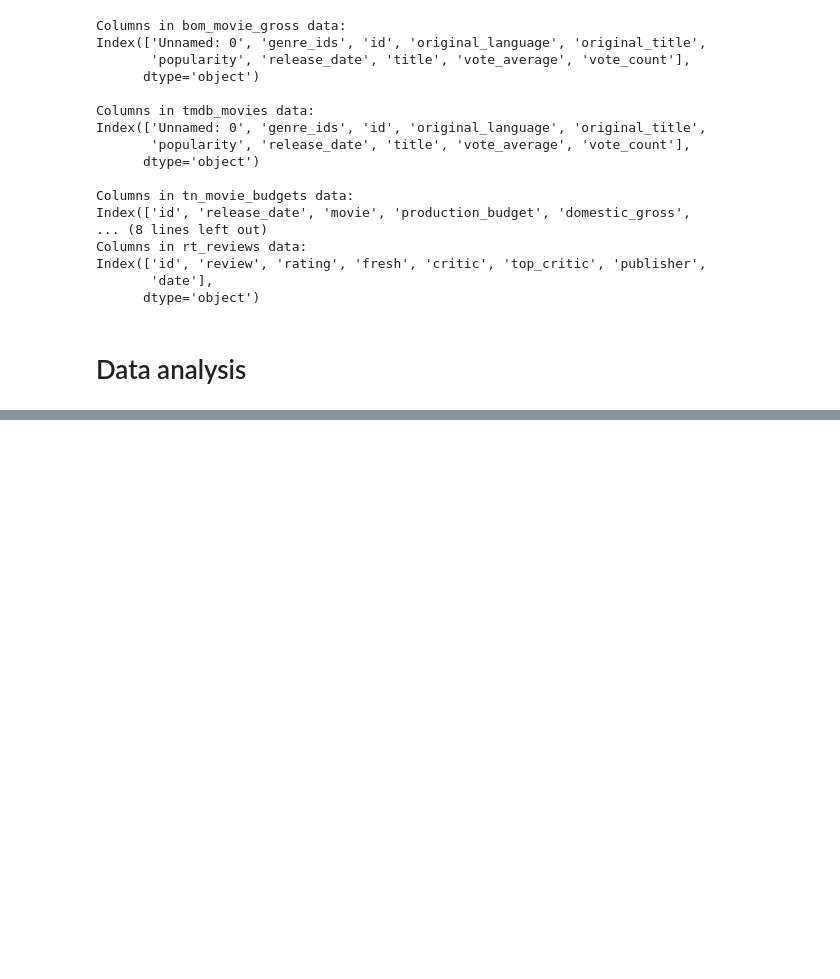
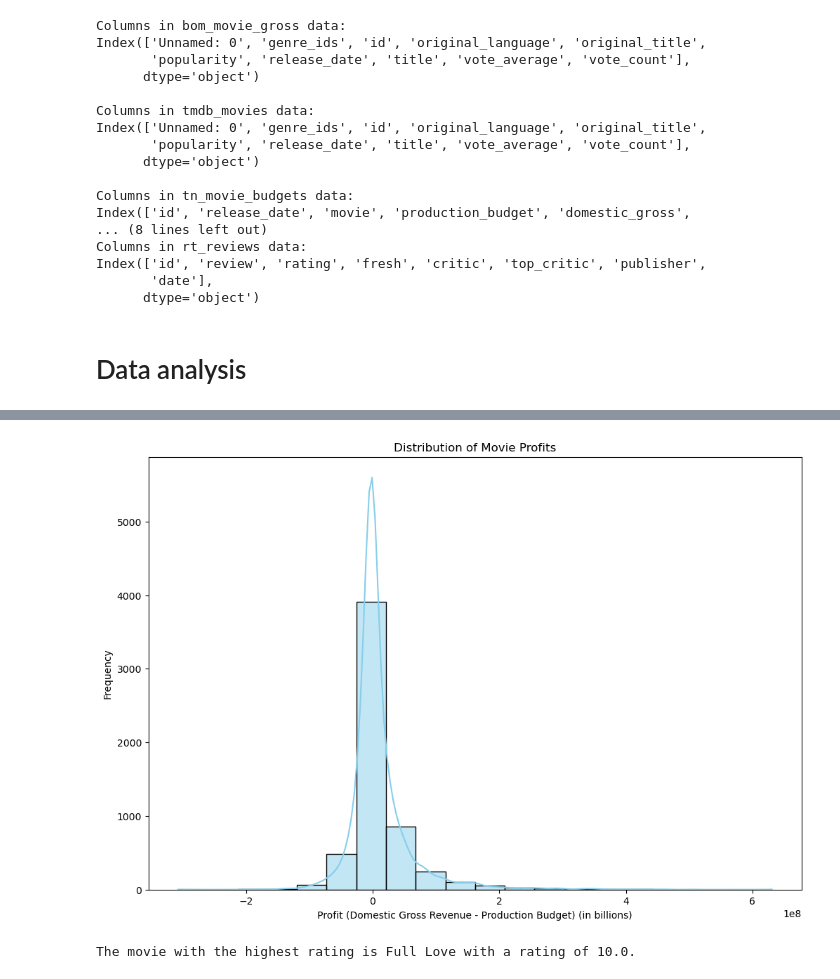
Before and after one commit to Donnesto/Phase_1-project, a Jupyter notebook: Project.ipynb, the cells around one changed output, grey strips where cells are left out. Saved outputs shown, nothing was run; the diff lists cells and outputs as text; code cells hidden in the pictures; blank space fills up the shorter version.

```diff
--- a/Project.ipynb
+++ b/Project.ipynb
@@ -250,0 +280,23 @@ Index(['id', 'review', 'rating', 'fresh', 'critic', 'top_critic', 'publisher',
+# %%
+# Remove non-numeric characters and convert to numeric
+tn_movie_budgets['domestic_gross'] = tn_movie_budgets['domestic_gross'].replace('[\$,]', '', regex=True).astype(float)
+tn_movie_budgets['production_budget'] = tn_movie_budgets['production_budget'].replace('[\$,]', '', regex=True).astype(float)
+
+# Calculate profit
+tn_movie_budgets['profit'] = tn_movie_budgets['domestic_gross'] - tn_movie_budgets['production_budget']
+
+# Create a histogram of profit values
+plt.figure(figsize=(12, 8))
+sns.histplot(tn_movie_budgets['profit'], bins=20, color='skyblue', kde=True)
+plt.title('Distribution of Movie Profits')
+plt.xlabel('Profit (Domestic Gross Revenue - Production Budget) (in billions)')
+plt.ylabel('Frequency')
+plt.show()
+# %% [output]
+[figure, added]
+# %%
+# Identify the movies with the highest ratings
+highest_rated_movies = tmdb_movies.loc[tmdb_movies['vote_average'].idxmax()]
+print(f"The movie with the highest rating is {highest_rated_movies['original_title']} with a rating of {highest_rated_movies['vote_average']}.")
+# %% [output]
+The movie with the highest rating is Full Love with a rating of 10.0.
```
Also changed, not shown: parts of 11 cells of this notebook, 2 other files.
